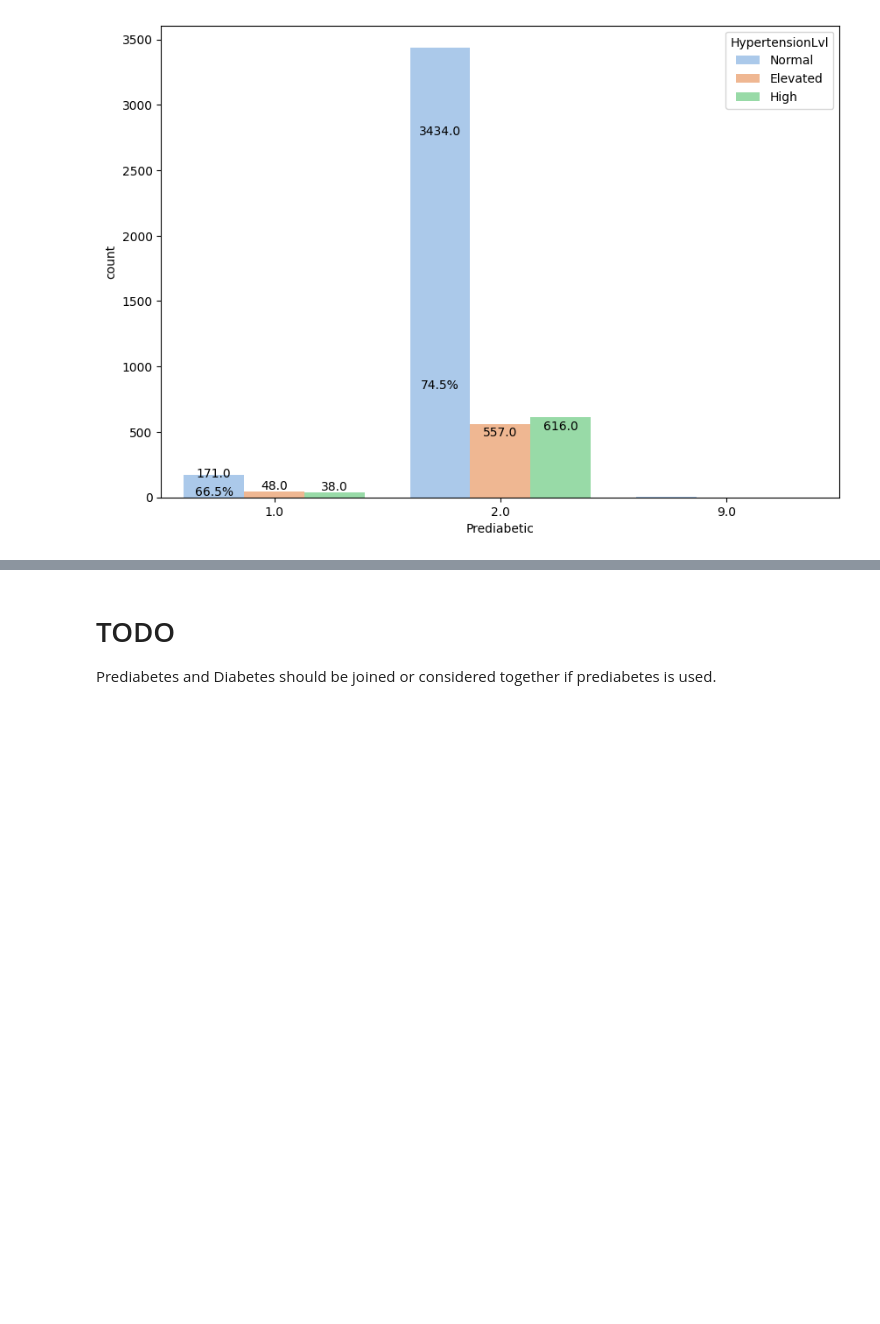
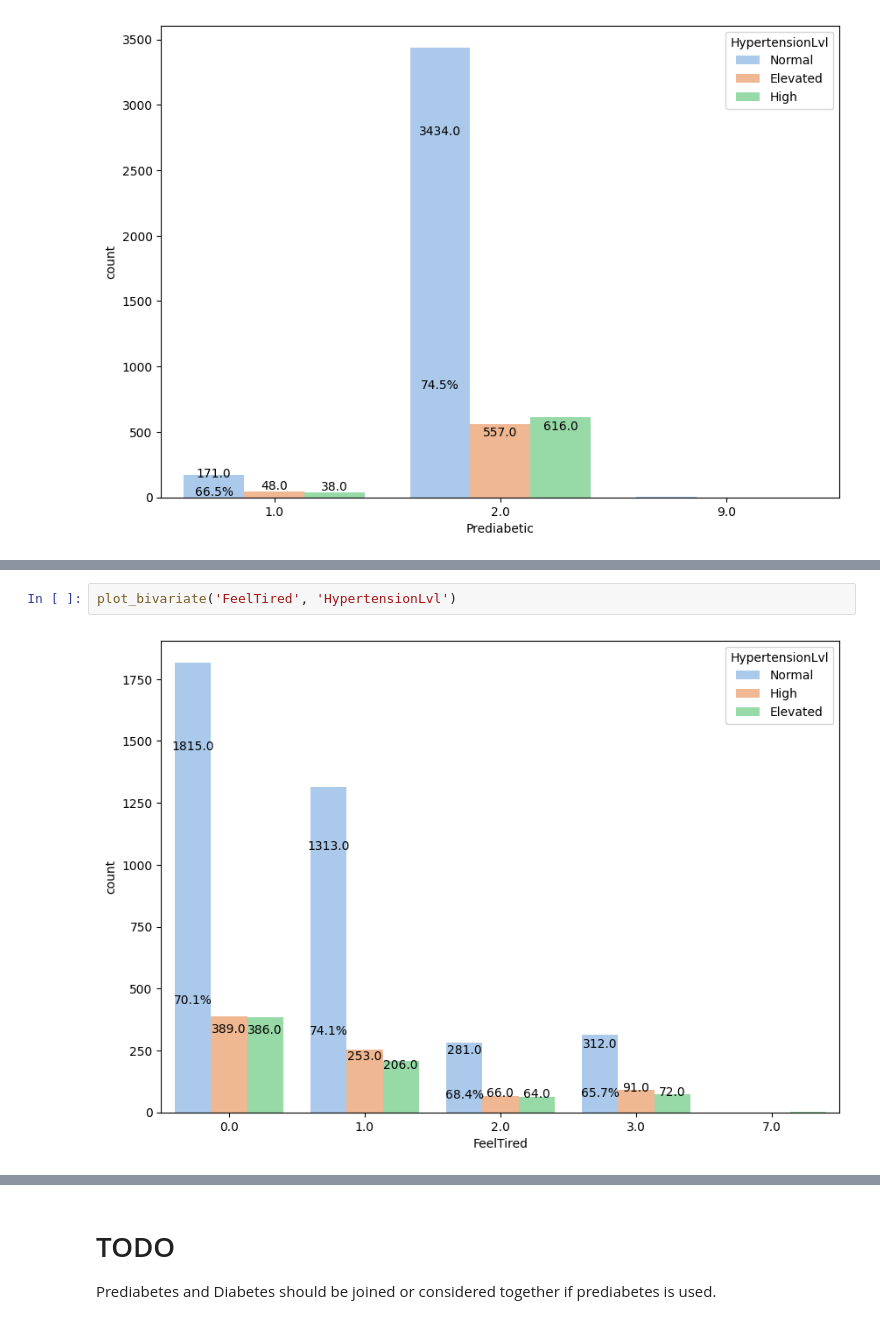
Before and after one commit to samcohen1/HypertensionML, a Jupyter notebook: new_predictor.ipynb, the cells around one changed output, grey strips where cells are left out. Drawn from its saved outputs; the diff is of its cells as text; blank space fills up the shorter version.

```diff
--- a/new_predictor.ipynb
+++ b/new_predictor.ipynb
@@ -1068,0 +1074,4 @@ plot_bivariate('Prediabetic', 'HypertensionLvl')
+# %%
+plot_bivariate('FeelTired', 'HypertensionLvl')
+# %% [output]
+[figure, added]
```
Also changed, not shown: parts of 32 cells of this notebook.
